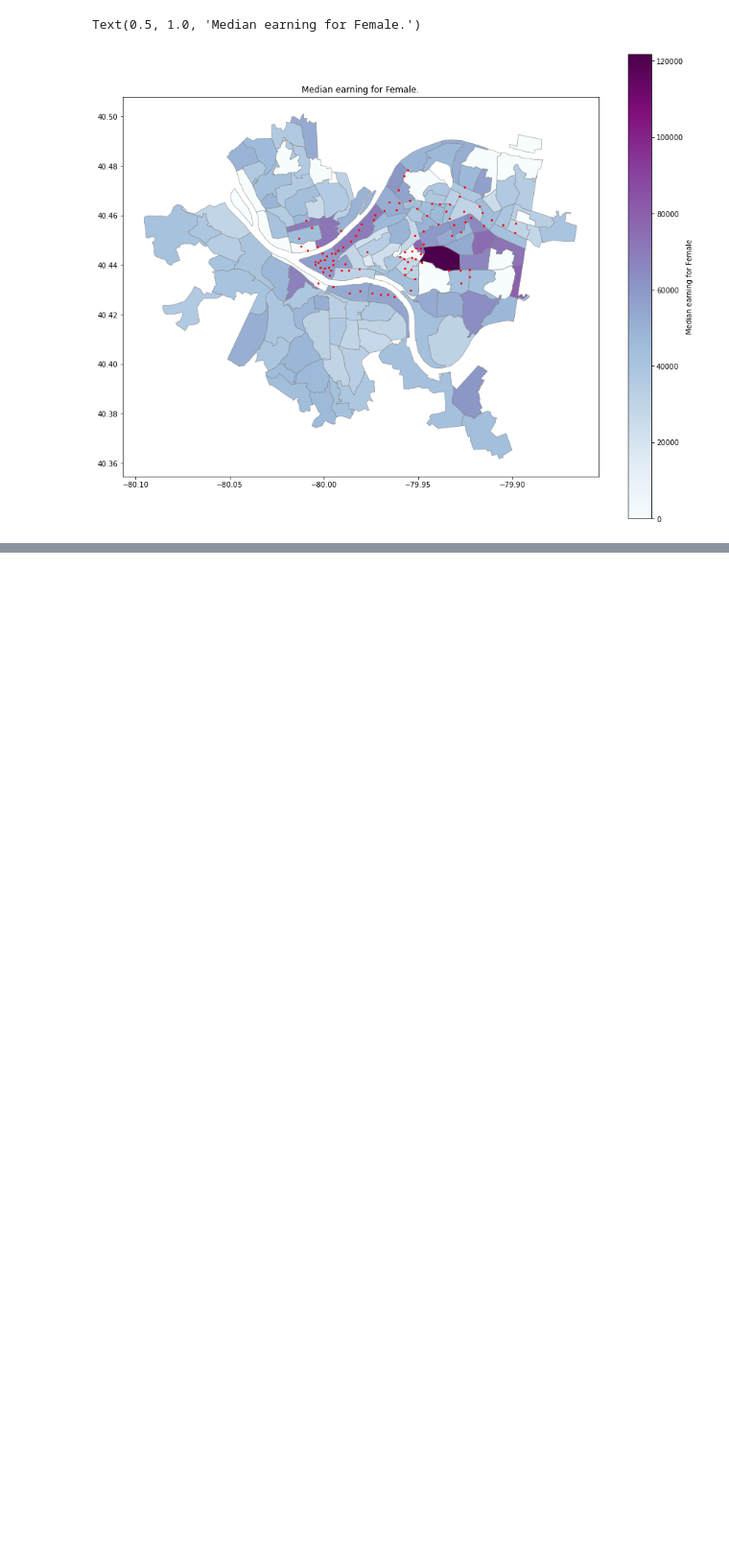
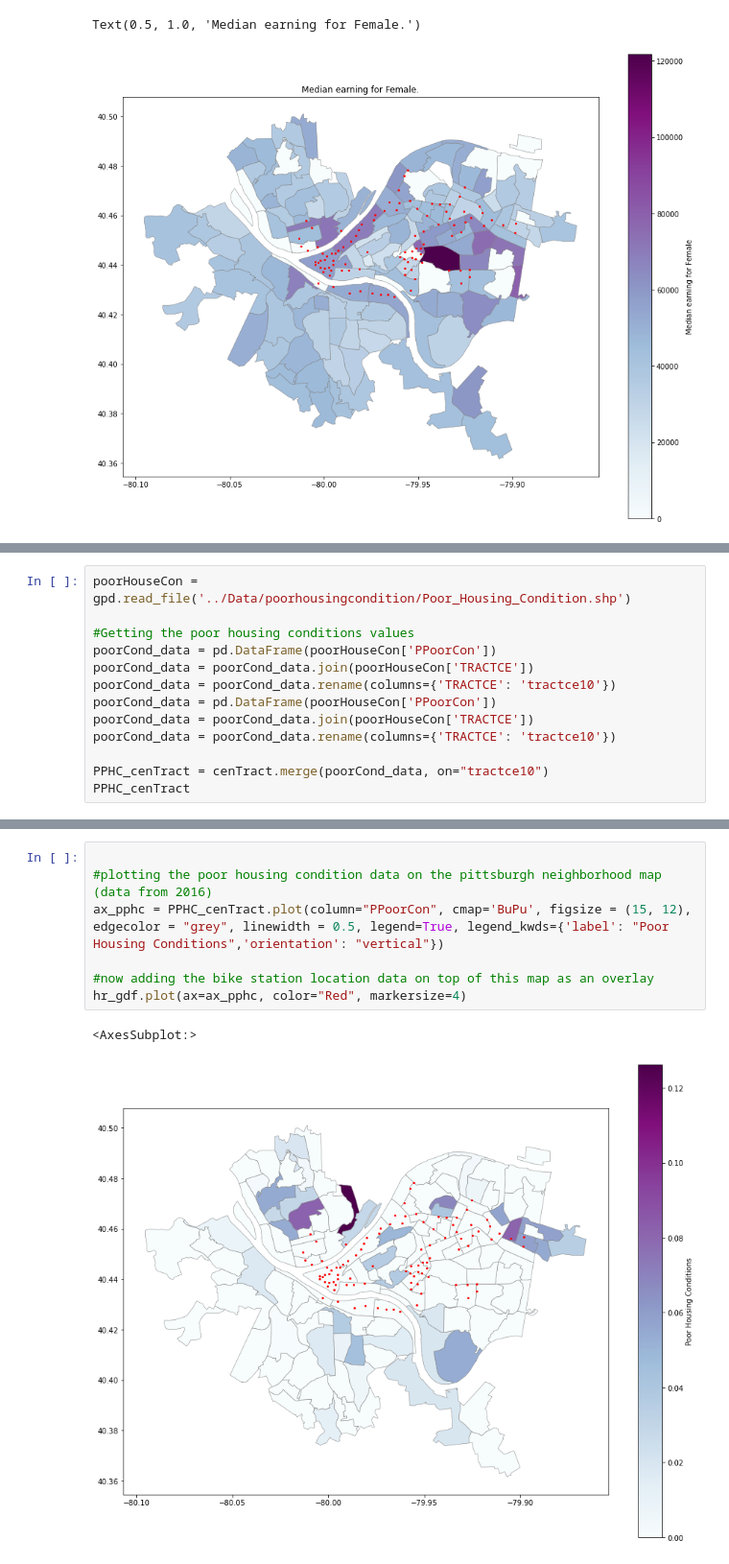
Before and after one commit to katelyn98/HealthyRide-Mapping, a Jupyter notebook: Notebooks/Analyses4Paper.ipynb, the cells around one changed output, grey strips where cells are left out. Shown at 96% size. Saved outputs shown, nothing was run; the diff lists cells and outputs as text; blank space fills up the shorter version.

```diff
--- a/Notebooks/Analyses4Paper.ipynb
+++ b/Notebooks/Analyses4Paper.ipynb
@@ -205,0 +255,13 @@ Text(0.5, 1.0, 'Median earning for Female.')
+# %%
+poorHouseCon = gpd.read_file('../Data/poorhousingcondition/Poor_Housing_Condition.shp')
+
+#Getting the poor housing conditions values
+poorCond_data = pd.DataFrame(poorHouseCon['PPoorCon'])
+poorCond_data = poorCond_data.join(poorHouseCon['TRACTCE'])
+poorCond_data = poorCond_data.rename(columns={'TRACTCE': 'tractce10'})
+poorCond_data = pd.DataFrame(poorHouseCon['PPoorCon'])
+poorCond_data = poorCond_data.join(poorHouseCon['TRACTCE'])
+poorCond_data = poorCond_data.rename(columns={'TRACTCE': 'tractce10'})
+
+PPHC_cenTract = cenTract.merge(poorCond_data, on="tractce10")
+PPHC_cenTract
@@ -205,0 +282,10 @@ Text(0.5, 1.0, 'Median earning for Female.')
+# %%
+
+#plotting the poor housing condition data on the pittsburgh neighborhood map (data from 2016)
+ax_pphc = PPHC_cenTract.plot(column="PPoorCon", cmap='BuPu', figsize = (15, 12), edgecolor = "grey", linewidth = 0.5, legend=True, legend_kwds={'label': "Poor Housing Conditions",'orientation': "vertical"})
+
+#now adding the bike station location data on top of this map as an overlay
+hr_gdf.plot(ax=ax_pphc, color="Red", markersize=4)
+# %% [output]
+<AxesSubplot:>
+[figure, added]
```
Also changed, not shown: parts of 13 cells of this notebook, 3 other files.
